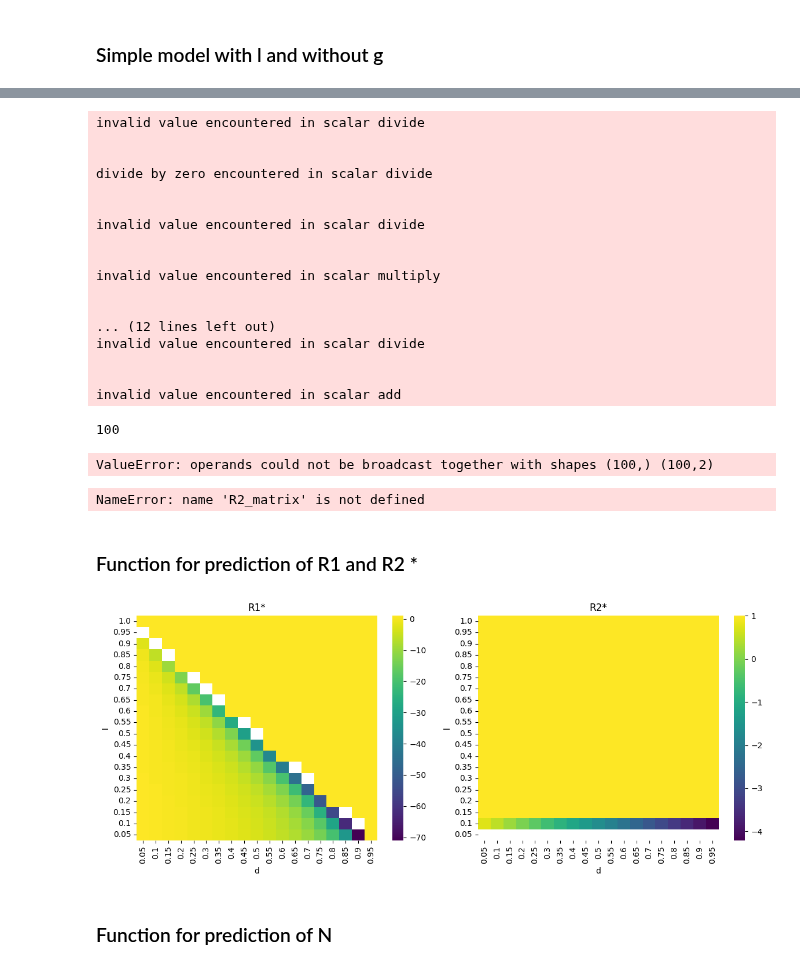
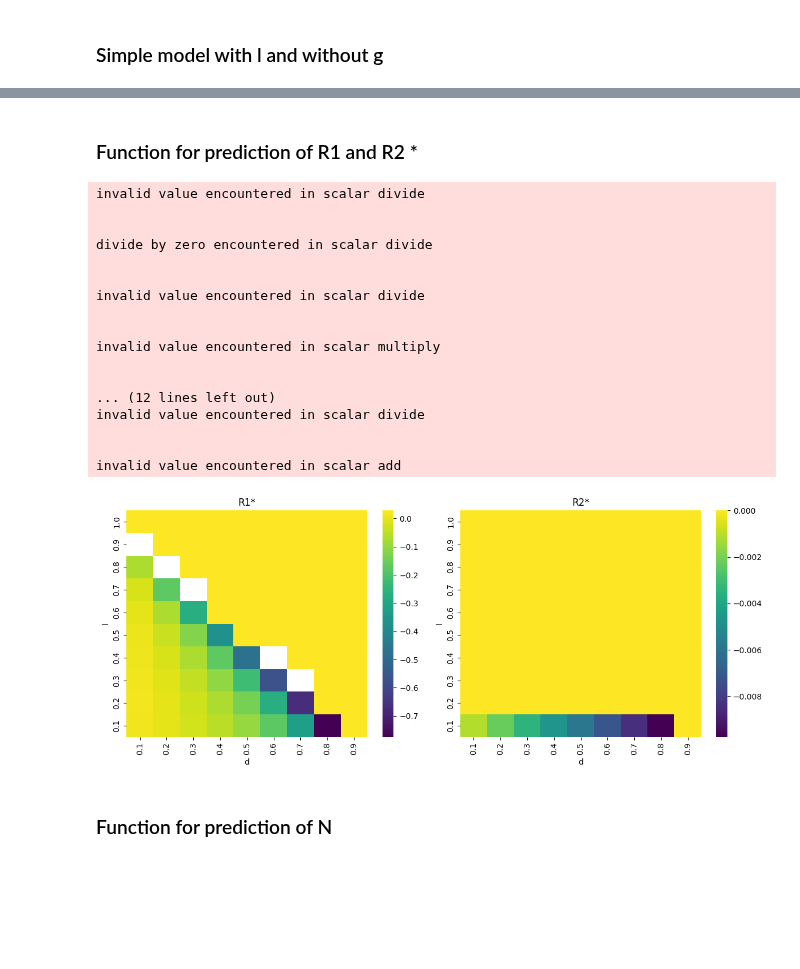
Before and after one commit to GiveMe1Coffee/m6-consumer-resource-model, a Jupyter notebook: M6_project.ipynb, the cells around one changed output, grey strips where cells are left out. Drawn from its saved outputs; the diff is of its cells as text; code cells hidden in the pictures; blank space fills up the shorter version.

```diff
--- a/M6_project.ipynb
+++ b/M6_project.ipynb
@@ -1429,47 +1365,3 @@ sns.heatmap(R_matrix)
-# %%
-R2_f=[]
-for l_iter in np.linspace(0,1,10):
-  for d_iter in np.linspace(0,1,10):
-    R2_f.append(equilibrium_state(l=l_iter, d=d_iter)[3])
-
-R2_f = np.array(R_f)
-R2_f[R_f < 0] = 0
-R2_f[np.isinf(R_f)] = 1e15
-R2_f[np.isnan(R_f)] = 0
-#R_f
-len(R2_f)
-# %% [output]
-invalid value encountered in scalar divide
-
-
-divide by zero encountered in scalar divide
-
-
-invalid value encountered in scalar divide
-
-
-invalid value encountered in scalar multiply
-
-
-... (12 lines left out)
-invalid value encountered in scalar divide
-
-
-invalid value encountered in scalar add
-100
-# %%
-R2 = np.array((R2))
-# %%
-R2_abs = R2-R2_f
-
-R2_matrix = R2_abs.reshape((10, 10))
-#R2_matrix
-# %% [output]
-ValueError: operands could not be broadcast together with shapes (100,) (100,2)
-# %%
-sns.heatmap(R2_matrix)
-# %% [output]
-NameError: name 'R2_matrix' is not defined
 # %% [markdown]
 ### Function for prediction of R1 and R2 *
 # %%
@@ -1509,12 +1401,11 @@ def heatmaps_predictions_R(n):
   R1 = np.array((R1))
   R2 = np.array((R2))
 
-  R_abs = (R1-R1_f)/R1
+  R_abs = R1-R1_f
   R_matrix = R_abs.reshape((n, n))
   R_matrix[abs(R_matrix) > 1e12] = np.nan
 
-
-  R2_abs = (R2-R2_f)/R2
+  R2_abs = R2-R2_f
   R2_matrix = R2_abs.reshape((n, n))
   R2_matrix[abs(R2_matrix) > 1e12] = np.nan
 
@@ -1529,7 +1420,7 @@ def heatmaps_predictions_R(n):
   x_labels1 = [str(int(tick+1) / n) for tick in x_ticks1]
   y_labels1 = [str(int(tick+1) / n) for tick in y_ticks1]
   ax1.set_xticklabels(x_labels1, rotation = 90)
-  ax1.set_yticklabels(y_labels1, rotation = 0)
+  ax1.set_yticklabels(y_labels1)
   ax1.set_xlabel('d')
   ax1.set_ylabel('l')
   ax1.invert_yaxis()
@@ -1543,7 +1434,7 @@ def heatmaps_predictions_R(n):
   x_labels2 = [str(int(tick+1) / n) for tick in x_ticks2]
   y_labels2 = [str(int(tick+1) / n) for tick in y_ticks2]
   ax2.set_xticklabels(x_labels2, rotation = 90)
-  ax2.set_yticklabels(y_labels2, rotation = 0)
+  ax2.set_yticklabels(y_labels2)
   ax2.set_xlabel('d')
   ax2.set_ylabel('l')
   ax2.invert_yaxis()
@@ -1551,12 +1442,27 @@ def heatmaps_predictions_R(n):
 
   plt.tight_layout()
   plt.show()
-# %%
-with warnings.catch_warnings():
-  warnings.simplefilter("ignore")
-  heatmaps_predictions_R(20)
-# %% [output]
-[figure, removed]
+# %%
+heatmaps_predictions_R(10)
+# %% [output]
+invalid value encountered in scalar divide
+
+
+divide by zero encountered in scalar divide
+
+
+invalid value encountered in scalar divide
+
+
+invalid value encountered in scalar multiply
+
+
+... (12 lines left out)
+invalid value encountered in scalar divide
+
+
+invalid value encountered in scalar add
+[figure, added]
 # %% [markdown]
 ### Function for prediction of N
 # %%
```
Also changed, not shown: parts of 20 cells of this notebook.
